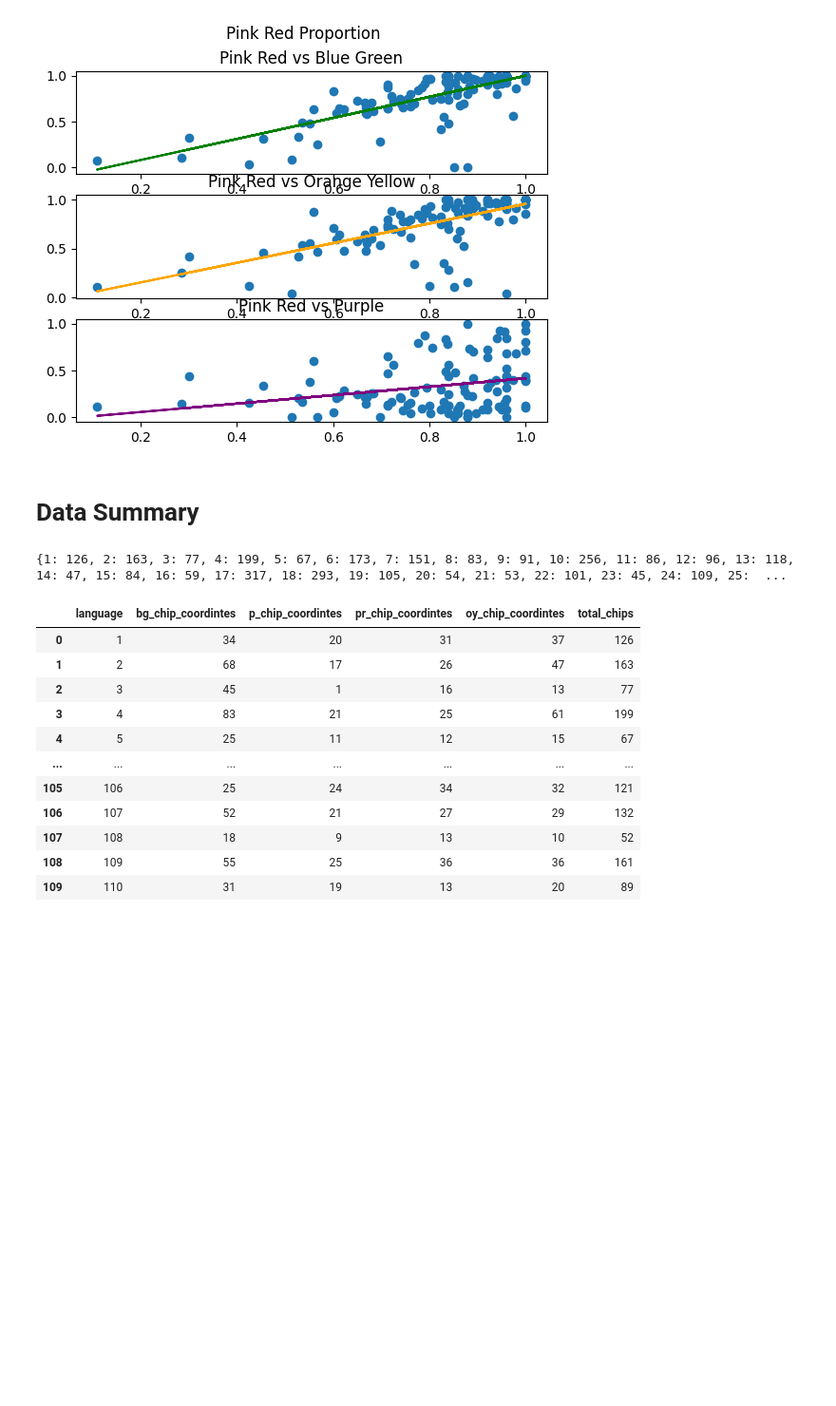
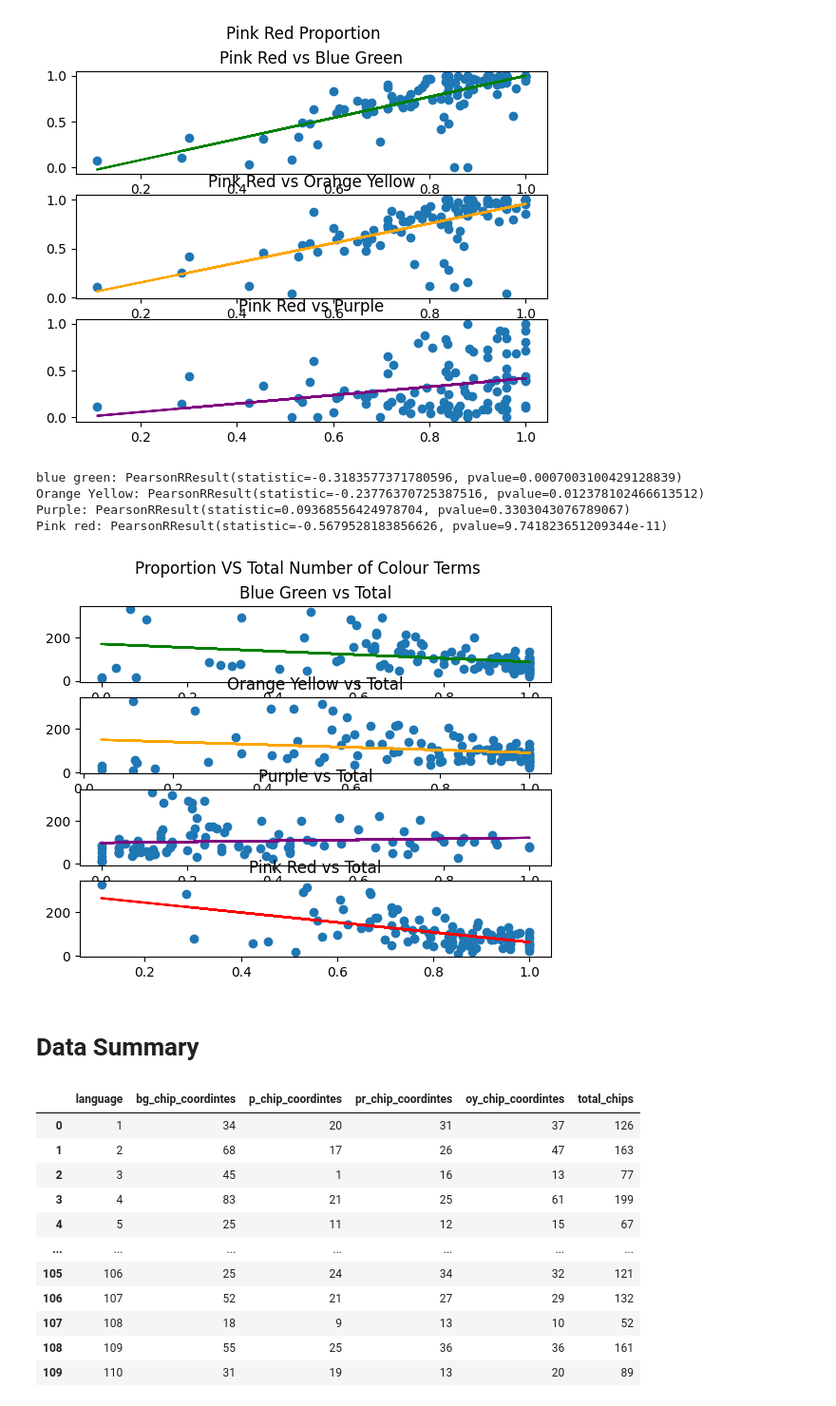
Before and after one commit to ezrarp/WCS_COG260, a Jupyter notebook: main.ipynb, the cells around one changed output. Shown: that part at 95% size. Saved outputs shown, nothing was run; the diff lists cells and outputs as text; code cells hidden in the pictures; blank space fills up the shorter version.

Commit message:
added propotion vs total

```diff
--- a/main.ipynb
+++ b/main.ipynb
@@ -463,21 +476,53 @@ axs[2].plot(pr, fit_line, c = 'purple')
 [figure]
 [figure]
 [figure]
+# %%
+# Here we are going to show proportion of each colour group compared to the total number of colour terms
+total = []
+for language in total_chips:
+    total.append(total_chips[language])
+total = np.array(total)
+
+fig, axs = plt.subplots(4)
+fig.suptitle('Proportion VS Total Number of Colour Terms')
+axs[0].scatter(bg, total)
+axs[0].set_title('Blue Green vs Total')
+values = np.polyfit(bg, total, 1) # produces a list  as ( slope, intercept)
+fit_line = values[0] * bg + values[1]
+axs[0].plot(bg, fit_line, c = 'green')
+
+
+axs[1].scatter(oy, total)
+axs[1].set_title('Orange Yellow vs Total')
+values = np.polyfit(oy, total, 1) # produces a list  as ( slope, intercept)
+fit_line = values[0] * oy + values[1]
+axs[1].plot(oy, fit_line, c = 'orange')
+
+axs[2].scatter(p, total)
+axs[2].set_title('Purple vs Total')
+values = np.polyfit(p, total, 1) # produces a list  as ( slope, intercept)
+fit_line = values[0] * p + values[1]
+axs[2].plot(p, fit_line, c = 'purple')
+
+axs[3].scatter(pr, total)
+axs[3].set_title('Pink Red vs Total')
+values = np.polyfit(pr, total, 1) # produces a list  as ( slope, intercept)
+fit_line = values[0] * pr + values[1]
+axs[3].plot(pr, fit_line, c = 'red')
+
+# print the pearson correlation coefficient for each colour group
+print( 'blue green: ' + str(stats.pearsonr(bg, total)))
+print('Orange Yellow: ' + str(stats.pearsonr(  oy, total)))
+print('Purple: ' + str(stats.pearsonr( p, total)))
+print('Pink red: '+ str(stats.pearsonr( pr, total)))
+# %% [output]
+blue green: PearsonRResult(statistic=-0.3183577371780596, pvalue=0.0007003100429128839)
+Orange Yellow: PearsonRResult(statistic=-0.23776370725387516, pvalue=0.012378102466613512)
+Purple: PearsonRResult(statistic=0.09368556424978704, pvalue=0.3303043076789067)
+Pink red: PearsonRResult(statistic=-0.5679528183856626, pvalue=9.741823651209344e-11)
+[figure, added]
 # %% [markdown]
 # Data Summary
-# %%
-# the total number of unique chips for each language
-total_chips = {}
-for language in fociData:
-    unique_terms = set()
-    for speaker in fociData[language]:
-        for term, chips in fociData[language][speaker].items():
-            for chip in chips:
-                unique_terms.add(chip)
-    total_chips[language] = len(unique_terms)
-print(total_chips)
-# %% [output]
-{1: 126, 2: 163, 3: 77, 4: 199, 5: 67, 6: 173, 7: 151, 8: 83, 9: 91, 10: 256, 11: 86, 12: 96, 13: 118, 14: 47, 15: 84, 16: 59, 17: 317, 18: 293, 19: 105, 20: 54, 21: 53, 22: 101, 23: 45, 24: 109, 25:  ...
 # %%
 # Make a dataframe with each language and the number of each colour group of chips
 
```
Also changed, not shown: parts of 3 cells of this notebook.
